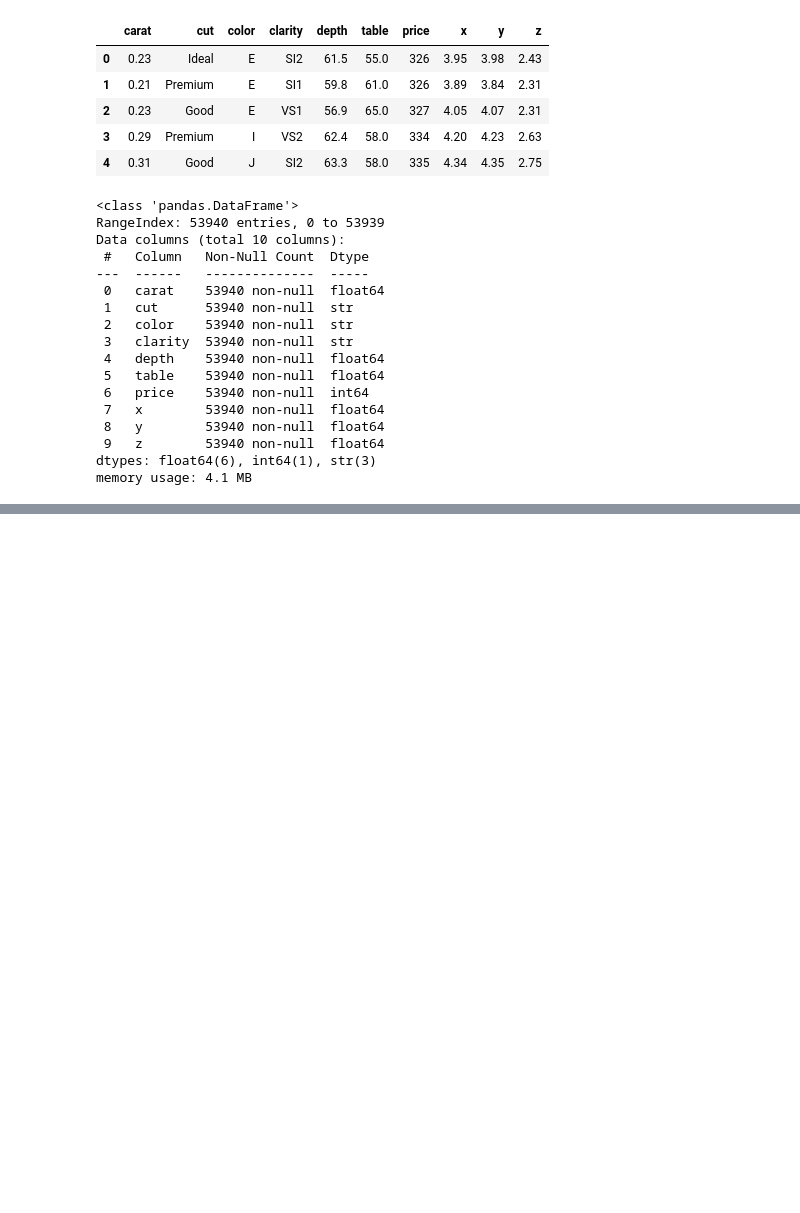
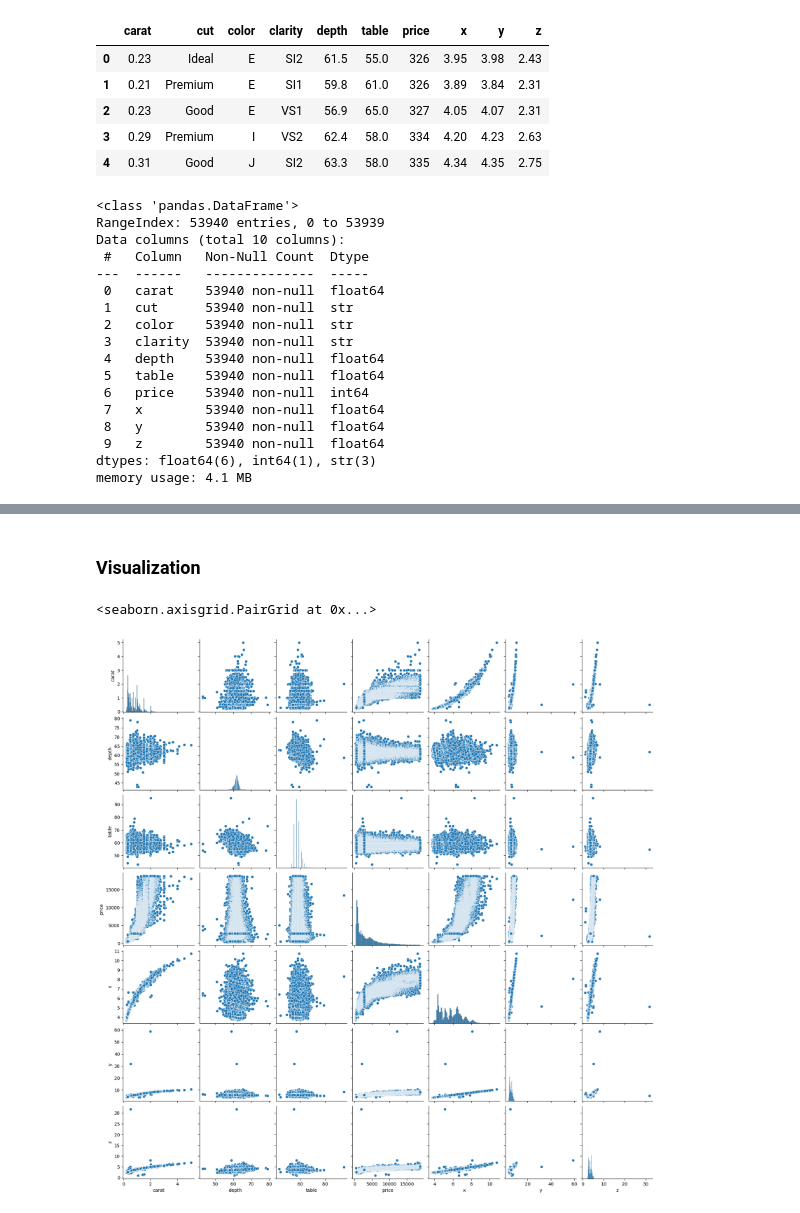
Before and after one commit to ShenbagaArunK/Lr_model-diamond_dataset, a Jupyter notebook: lr_model_diamond_dataset.ipynb, the cells around one changed output, grey strips where cells are left out. Saved outputs shown, nothing was run; the diff lists cells and outputs as text; code cells hidden in the pictures; blank space fills up the shorter version.

```diff
--- a/lr_model_diamond_dataset.ipynb
+++ b/lr_model_diamond_dataset.ipynb
@@ -40,0 +82,2 @@ memory usage: 4.1 MB
+# %%
+df = df[(df["x"] > 0) & (df["y"] > 0) & (df["z"] > 0)]
@@ -40,0 +104,2 @@ memory usage: 4.1 MB
+# %%
+df = df.drop_duplicates()
@@ -40,0 +121,7 @@ memory usage: 4.1 MB
+# %% [markdown]
+### Visualization
+# %%
+sns.pairplot(df)
+# %% [output]
+<seaborn.axisgrid.PairGrid at 0x...>
+[figure, added]
```
Also changed, not shown: parts of 11 cells of this notebook.
